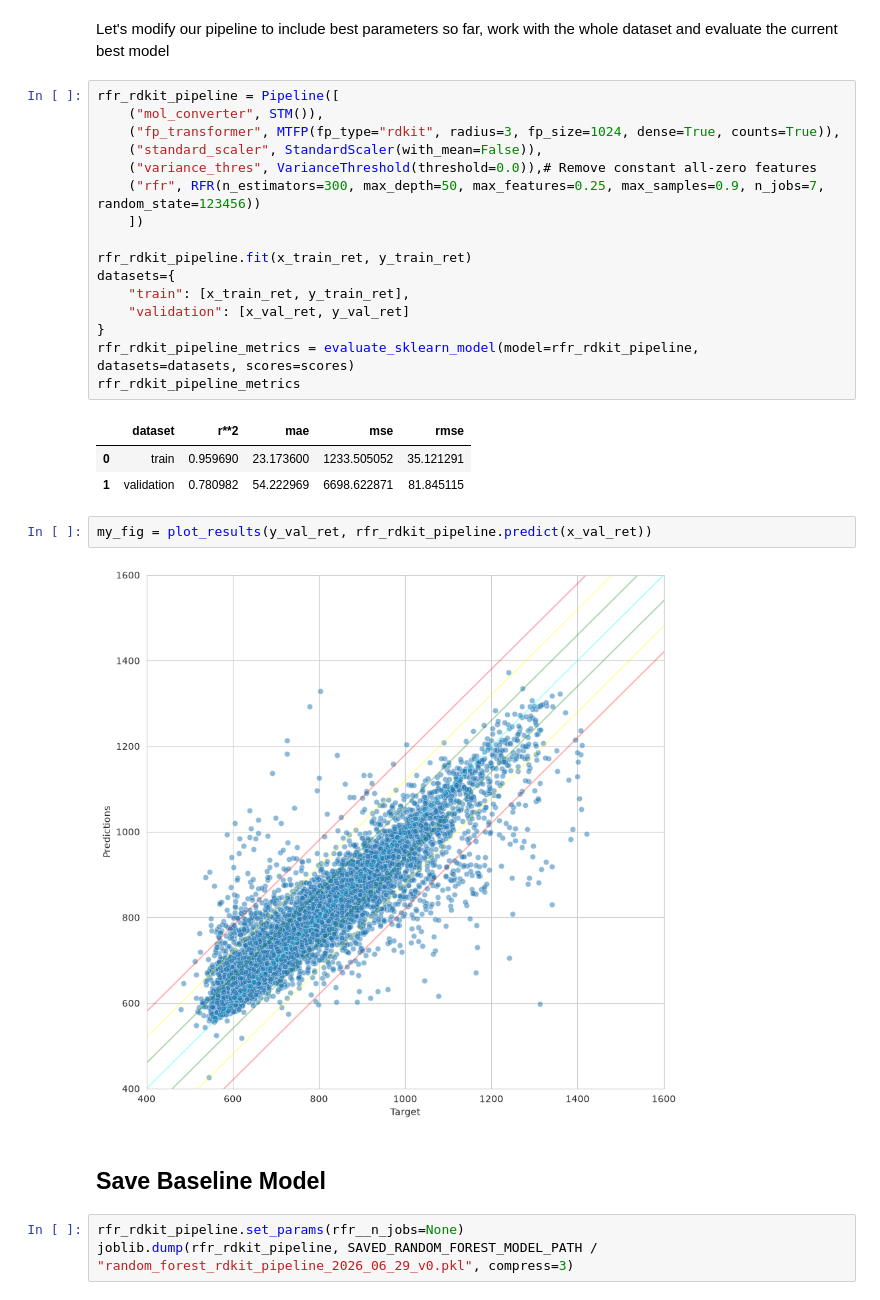
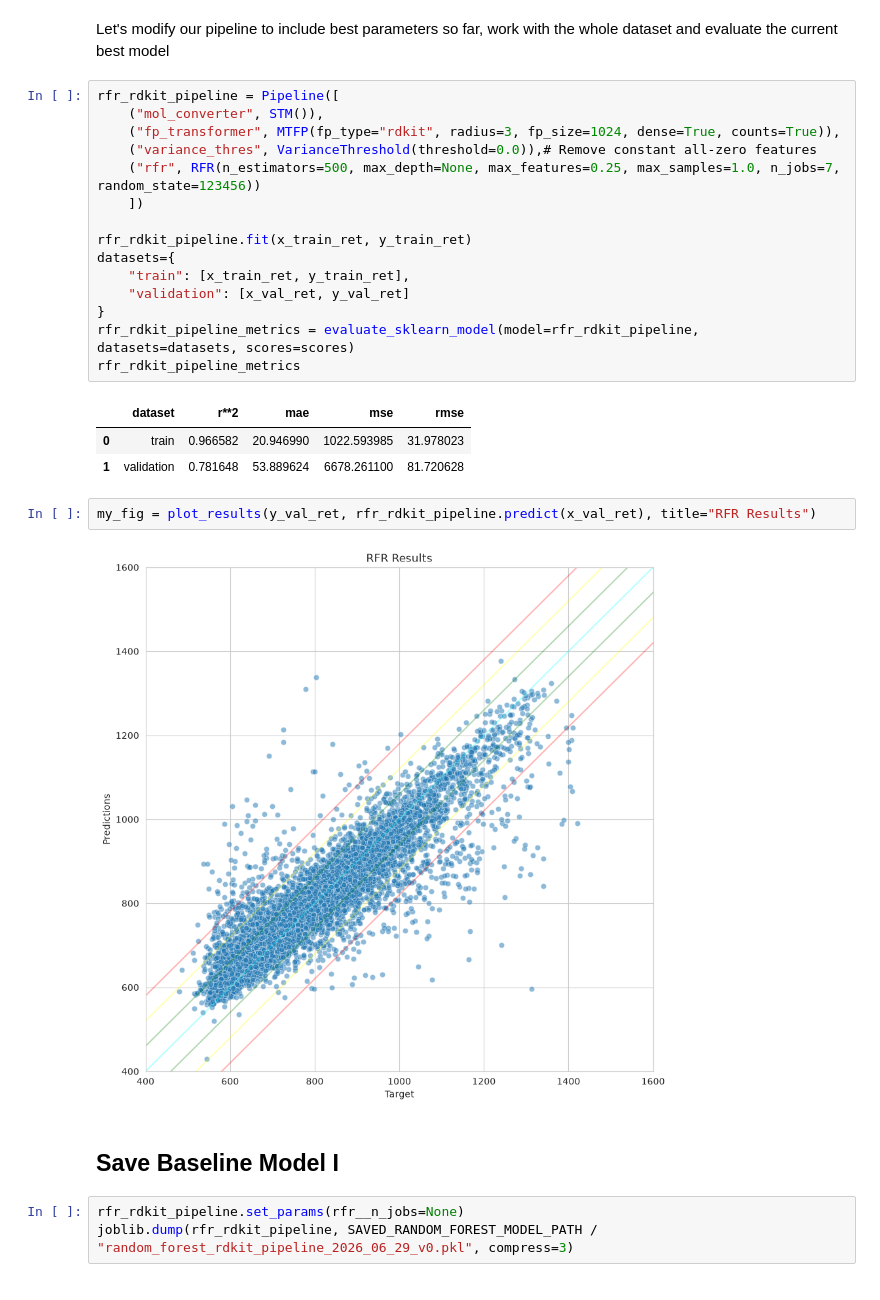
Before and after one commit to brosilato/HPLC_RT_PRED, a Jupyter notebook: notebooks/NB003_Train_Baseline_Model_FP.ipynb, the cells around one changed output. Drawn from its saved outputs; the diff is of its cells as text.

Commit message:
redid the baseline notebook and models

```diff
--- a/notebooks/NB003_Train_Baseline_Model_FP.ipynb
+++ b/notebooks/NB003_Train_Baseline_Model_FP.ipynb
@@ -475,9 +540,8 @@ Let's modify our pipeline to include best parameters so far, work with the whole
 rfr_rdkit_pipeline = Pipeline([
     ("mol_converter", STM()),
     ("fp_transformer", MTFP(fp_type="rdkit", radius=3, fp_size=1024, dense=True, counts=True)),
-    ("standard_scaler", StandardScaler(with_mean=False)),
     ("variance_thres", VarianceThreshold(threshold=0.0)),# Remove constant all-zero features
-    ("rfr", RFR(n_estimators=300, max_depth=50, max_features=0.25, max_samples=0.9, n_jobs=7, random_state=123456))
+    ("rfr", RFR(n_estimators=500, max_depth=None, max_features=0.25, max_samples=1.0, n_jobs=7, random_state=123456))
     ])
 
 rfr_rdkit_pipeline.fit(x_train_ret, y_train_ret)
@@ -489,14 +553,14 @@ rfr_rdkit_pipeline_metrics = evaluate_sklearn_model(model=rfr_rdkit_pipeline, da
 rfr_rdkit_pipeline_metrics
 # %% [output]
 |  | dataset | r**2 | mae | mse | rmse |
-| 0 | train | 0.959690 | 23.173600 | 1233.505052 | 35.121291 |
-| 1 | validation | 0.780982 | 54.222969 | 6698.622871 | 81.845115 |
+| 0 | train | 0.966582 | 20.946990 | 1022.593985 | 31.978023 |
+| 1 | validation | 0.781648 | 53.889624 | 6678.261100 | 81.720628 |
 # %%
-my_fig = plot_results(y_val_ret, rfr_rdkit_pipeline.predict(x_val_ret))
+my_fig = plot_results(y_val_ret, rfr_rdkit_pipeline.predict(x_val_ret), title="RFR Results")
 # %% [output]
-[figure, old version]
+[figure, new version]
 # %% [markdown]
-## Save Baseline Model
+## Save Baseline Model I
 # %%
 rfr_rdkit_pipeline.set_params(rfr__n_jobs=None)
 joblib.dump(rfr_rdkit_pipeline, SAVED_RANDOM_FOREST_MODEL_PATH / "random_forest_rdkit_pipeline_2026_06_29_v0.pkl", compress=3)
```
Also changed, not shown: parts of 55 cells of this notebook, 3 other files.
